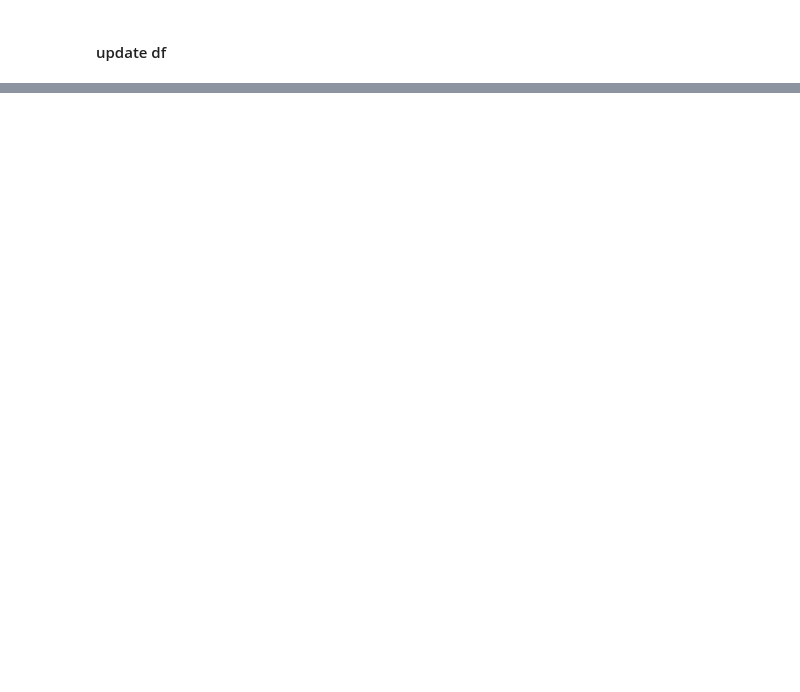
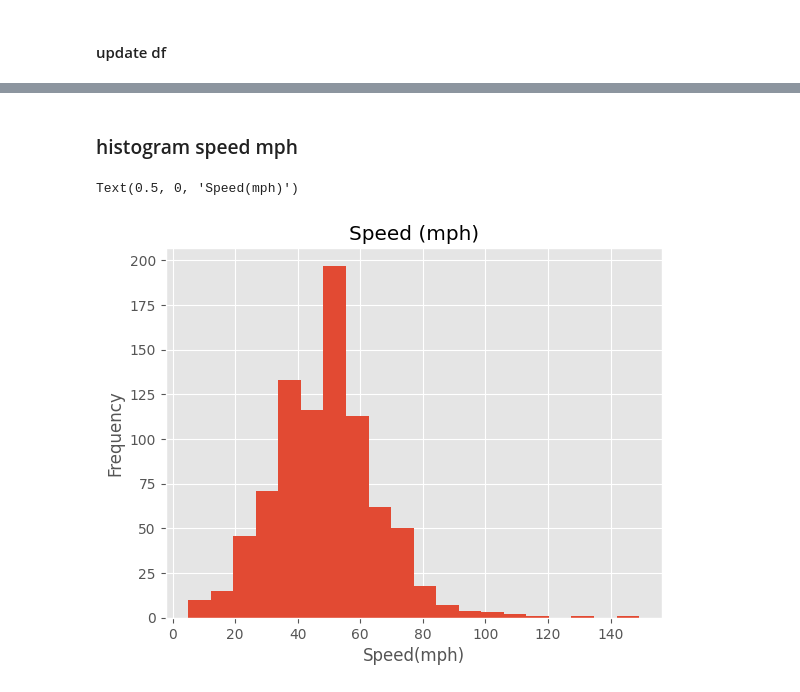
Before and after one commit to atrox3d/rob-mullas-exploratory-data-analysis, a Jupyter notebook: exploratory-data-analysis.ipynb, the cells around one changed output, grey strips where cells are left out. Drawn from its saved outputs; the diff is of its cells as text; code cells hidden in the pictures; blank space fills up the shorter version.

```diff
--- a/exploratory-data-analysis.ipynb
+++ b/exploratory-data-analysis.ipynb
@@ -397,0 +434,12 @@ df = no_duplicates.copy()
+# %% [markdown]
+### histogram speed mph
+# %%
+ax = df.Speed_mph.plot(
+        kind='hist',
+        bins = 20,
+        title = 'Speed (mph)'
+)
+ax.set_xlabel('Speed(mph)')
+# %% [output]
+Text(0.5, 0, 'Speed(mph)')
+[figure, added]
```
Also changed, not shown: parts of 9 cells of this notebook.
